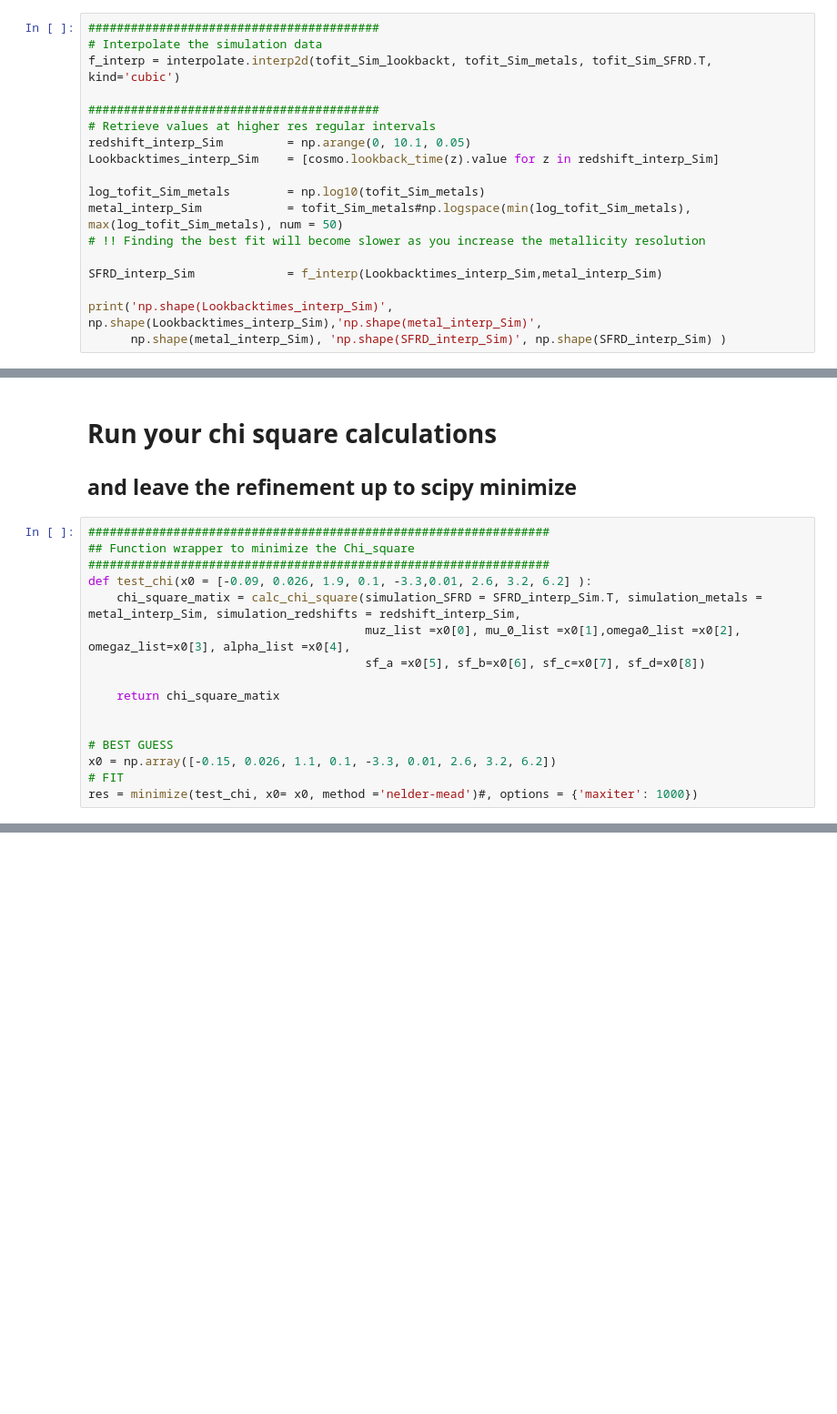
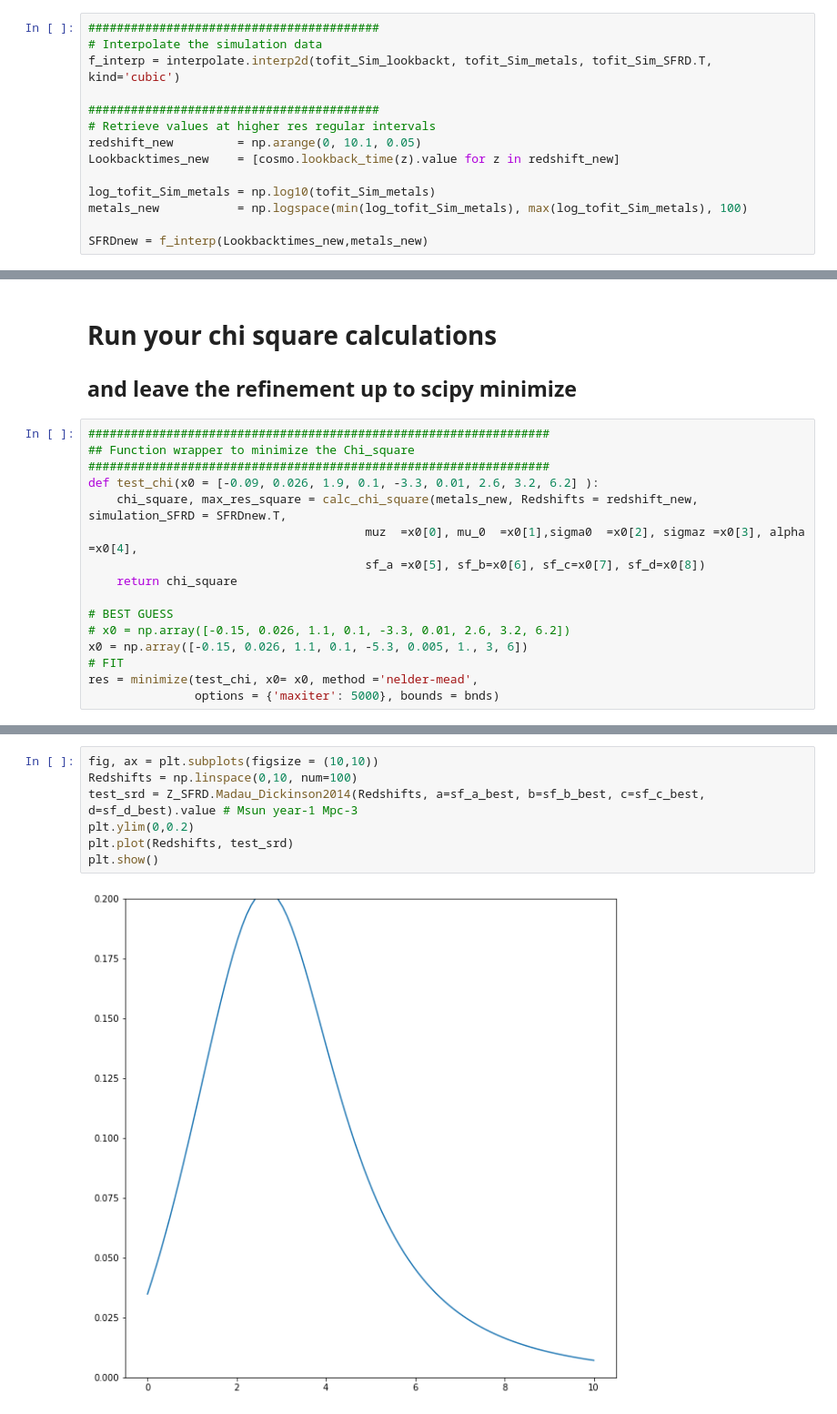
Before and after one commit to sashalvna/SFRD_fit, a Jupyter notebook: src/scripts/Fit_To_Cosmological_Simulation.ipynb, the cells around one changed output, grey strips where cells are left out. Shown at 91% size. Saved outputs shown, nothing was run; the diff lists cells and outputs as text; blank space fills up the shorter version.

```diff
--- a/src/scripts/Fit_To_Cosmological_Simulation.ipynb
+++ b/src/scripts/Fit_To_Cosmological_Simulation.ipynb
@@ -76,14 +151,10 @@ f_interp = interpolate.interp2d(tofit_Sim_lookbackt, tofit_Sim_metals, tofit_Sim
 
 #########################################
 # Retrieve values at higher res regular intervals
-redshift_interp_Sim         = np.arange(0, 10.1, 0.05)
-Lookbacktimes_interp_Sim    = [cosmo.lookback_time(z).value for z in redshift_interp_Sim]
+redshift_new         = np.arange(0, 10.1, 0.05)
+Lookbacktimes_new    = [cosmo.lookback_time(z).value for z in redshift_new]
 
-log_tofit_Sim_metals        = np.log10(tofit_Sim_metals)
-metal_interp_Sim            = tofit_Sim_metals#np.logspace(min(log_tofit_Sim_metals), max(log_tofit_Sim_metals), num = 50)
-# !! Finding the best fit will become slower as you increase the metallicity resolution
+log_tofit_Sim_metals = np.log10(tofit_Sim_metals)
+metals_new           = np.logspace(min(log_tofit_Sim_metals), max(log_tofit_Sim_metals), 100)
 
-SFRD_interp_Sim             = f_interp(Lookbacktimes_interp_Sim,metal_interp_Sim)
-
-print('np.shape(Lookbacktimes_interp_Sim)', np.shape(Lookbacktimes_interp_Sim),'np.shape(metal_interp_Sim)',
-      np.shape(metal_interp_Sim), 'np.shape(SFRD_interp_Sim)', np.shape(SFRD_interp_Sim) )
+SFRDnew = f_interp(Lookbacktimes_new,metals_new)
@@ -226,16 +217,16 @@ np.amin(res_squared) nan
 #################################################################
 ## Function wrapper to minimize the Chi_square
 #################################################################
-def test_chi(x0 = [-0.09, 0.026, 1.9, 0.1, -3.3,0.01, 2.6, 3.2, 6.2] ):
-    chi_square_matix = calc_chi_square(simulation_SFRD = SFRD_interp_Sim.T, simulation_metals = metal_interp_Sim, simulation_redshifts = redshift_interp_Sim,
-                                       muz_list =x0[0], mu_0_list =x0[1],omega0_list =x0[2], omegaz_list=x0[3], alpha_list =x0[4],
+def test_chi(x0 = [-0.09, 0.026, 1.9, 0.1, -3.3, 0.01, 2.6, 3.2, 6.2] ):
+    chi_square, max_res_square = calc_chi_square(metals_new, Redshifts = redshift_new, simulation_SFRD = SFRDnew.T,
+                                       muz  =x0[0], mu_0  =x0[1],sigma0  =x0[2], sigmaz =x0[3], alpha  =x0[4],
                                        sf_a =x0[5], sf_b=x0[6], sf_c=x0[7], sf_d=x0[8])
-
-    return chi_square_matix
-
+    return chi_square
 
 # BEST GUESS
-x0 = np.array([-0.15, 0.026, 1.1, 0.1, -3.3, 0.01, 2.6, 3.2, 6.2])
+# x0 = np.array([-0.15, 0.026, 1.1, 0.1, -3.3, 0.01, 2.6, 3.2, 6.2])
+x0 = np.array([-0.15, 0.026, 1.1, 0.1, -5.3, 0.005, 1., 3, 6])
 # FIT
-res = minimize(test_chi, x0= x0, method ='nelder-mead')#, options = {'maxiter': 1000})
+res = minimize(test_chi, x0= x0, method ='nelder-mead',
+               options = {'maxiter': 5000}, bounds = bnds)
 # %%
@@ -257,0 +257,9 @@ if res.success:
+# %%
+fig, ax = plt.subplots(figsize = (10,10))
+Redshifts = np.linspace(0,10, num=100)
+test_srd = Z_SFRD.Madau_Dickinson2014(Redshifts, a=sf_a_best, b=sf_b_best, c=sf_c_best, d=sf_d_best).value # Msun year-1 Mpc-3
+plt.ylim(0,0.2)
+plt.plot(Redshifts, test_srd)
+plt.show()
+# %% [output]
+[figure, added]
```
Also changed, not shown: parts of 12 cells of this notebook, 4 other files.
